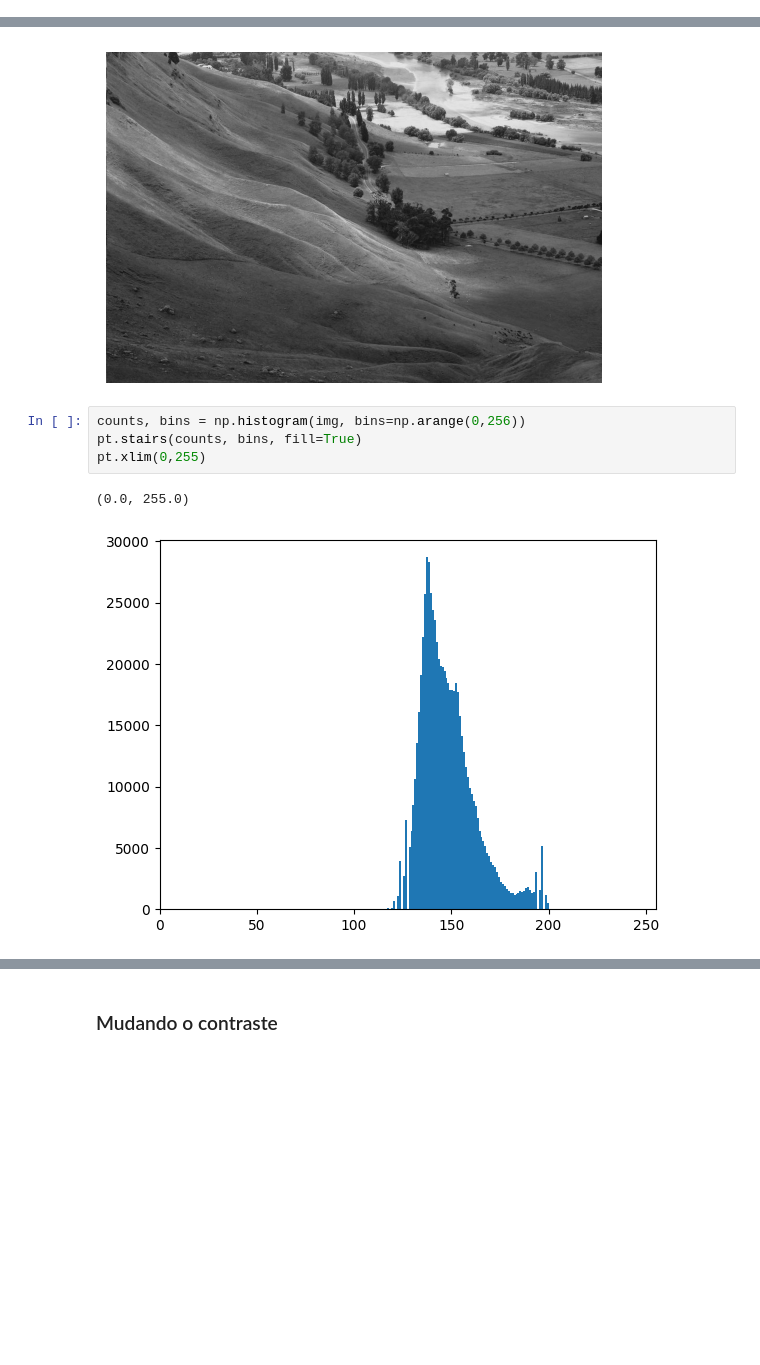
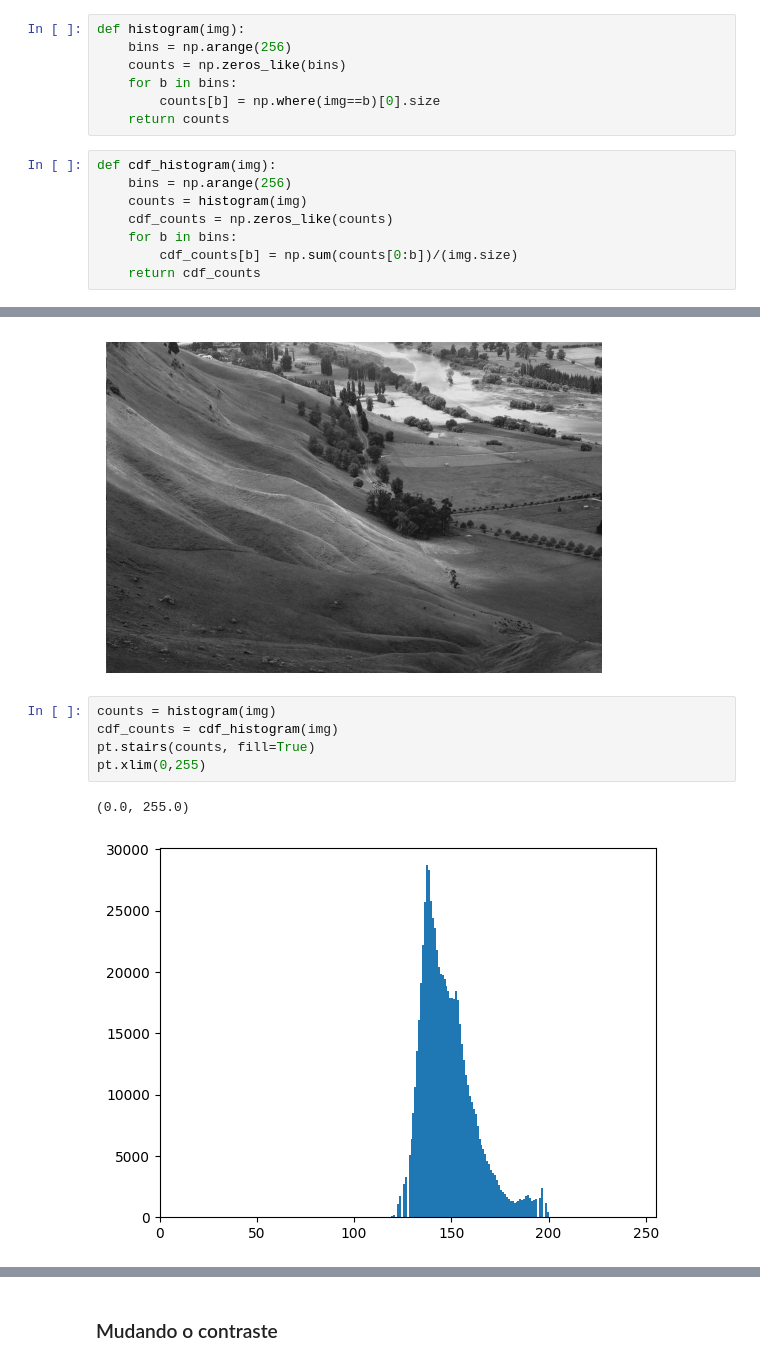
Before and after one commit to pedromazim/visao, a Jupyter notebook: visao_histograma.ipynb, the cells around one changed output, grey strips where cells are left out. Cells and saved outputs as stored; diff of their text form; blank space fills up the shorter version.

```diff
--- a/visao_histograma.ipynb
+++ b/visao_histograma.ipynb
@@ -22,6 +22,21 @@ def make_gray(img, weights):
     img_recol = weights[0]*img[:,:,0] + weights[1]*img[:,:,1] + weights[2]*img[:,:,2]
 
     return img_recol
+# %%
+def histogram(img):
+    bins = np.arange(256)
+    counts = np.zeros_like(bins)
+    for b in bins:
+        counts[b] = np.where(img==b)[0].size
+    return counts
+# %%
+def cdf_histogram(img):
+    bins = np.arange(256)
+    counts = histogram(img)
+    cdf_counts = np.zeros_like(counts)
+    for b in bins:
+        cdf_counts[b] = np.sum(counts[0:b])/(img.size)
+    return cdf_counts
 # %% [markdown]
 ### Expandindo e comprimindo imagens a partir da análise de histograma
 # %%
@@ -36,12 +58,13 @@ pt.axis('off')
 (-0.5, 1023.5, 682.5, -0.5)
 [figure]
 # %%
-counts, bins = np.histogram(img, bins=np.arange(0,256))
-pt.stairs(counts, bins, fill=True)
+counts = histogram(img)
+cdf_counts = cdf_histogram(img)
+pt.stairs(counts, fill=True)
 pt.xlim(0,255)
 # %% [output]
 (0.0, 255.0)
-[figure, old version]
+[figure, new version]
 # %%
 @jit(nopython=True, looplift=True)
 def extend_img(img, counts):
```
Also changed, not shown: parts of 34 cells of this notebook.
